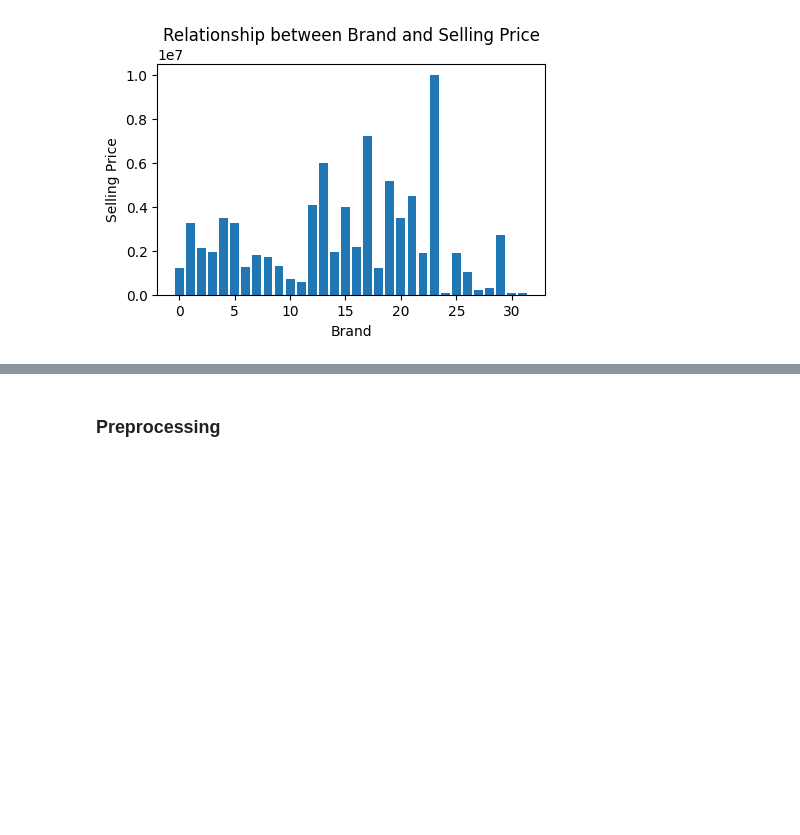
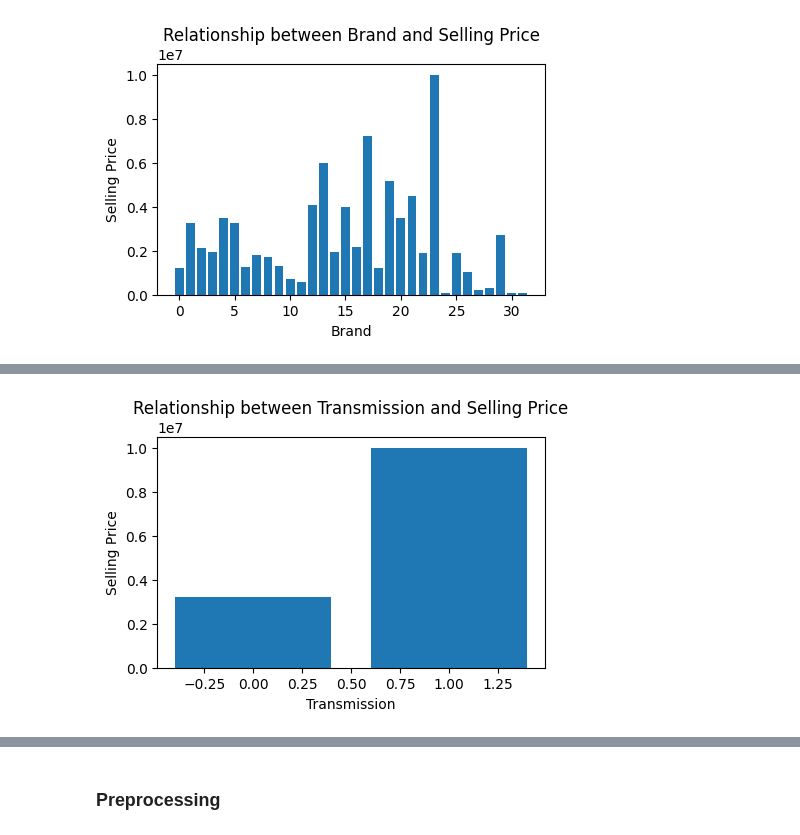
Before and after one commit to Nont18/Car-Prediction-Project, a Jupyter notebook: CarPricePrediction.ipynb, the cells around one changed output, grey strips where cells are left out. Saved outputs shown, nothing was run; the diff lists cells and outputs as text; code cells hidden in the pictures; blank space fills up the shorter version.

```diff
--- a/CarPricePrediction.ipynb
+++ b/CarPricePrediction.ipynb
@@ -402,8 +391,10 @@ plt.show()
 # %%
-# plt.figure(figsize=(5,3))
-# plt.xlabel("Transmission")
-# plt.ylabel("Selling Price")
-# plt.title("Relationship between Transmission and Selling Price")
-# plt.bar(df.transmission, df.selling_price)
-# plt.show()
+plt.figure(figsize=(5,3))
+plt.xlabel("Transmission")
+plt.ylabel("Selling Price")
+plt.title("Relationship between Transmission and Selling Price")
+plt.bar(df.transmission, df.selling_price)
+plt.show()
+# %% [output]
+[figure, added]
 # %%
```
Also changed, not shown: parts of 33 cells of this notebook, 1 other file.
